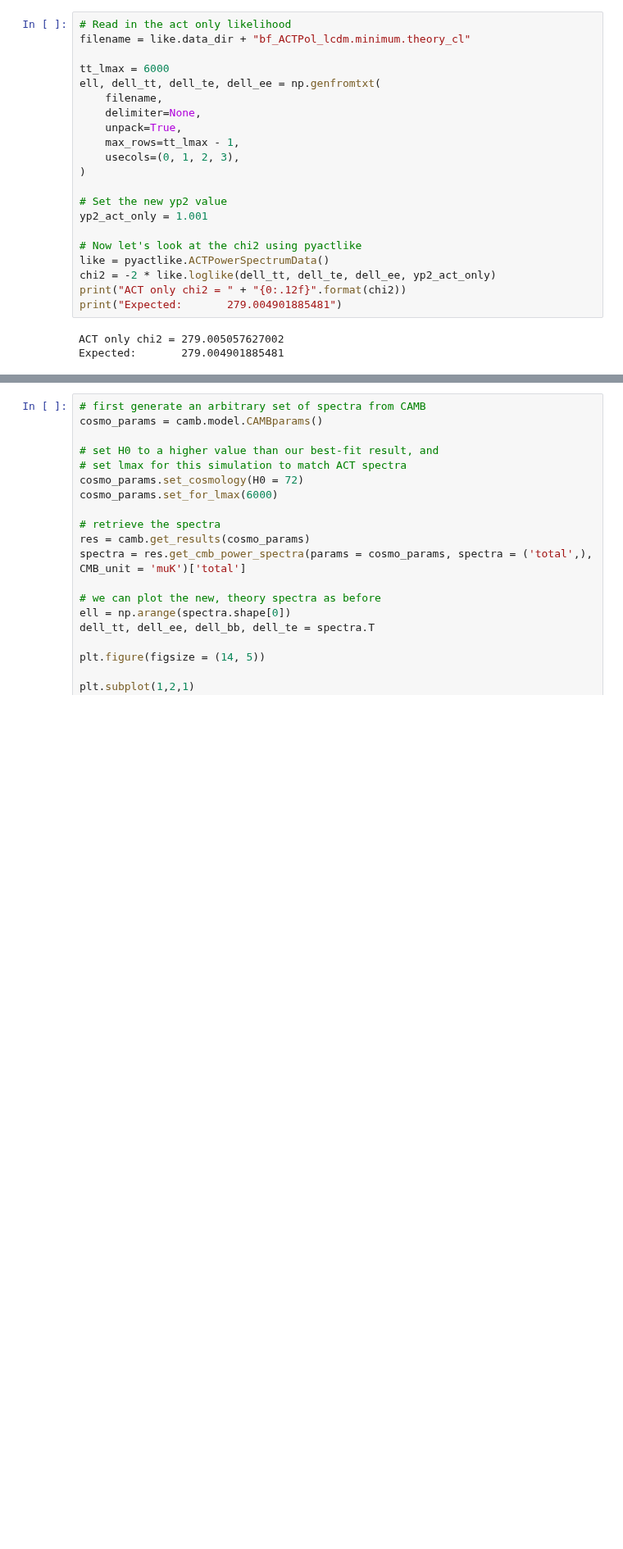
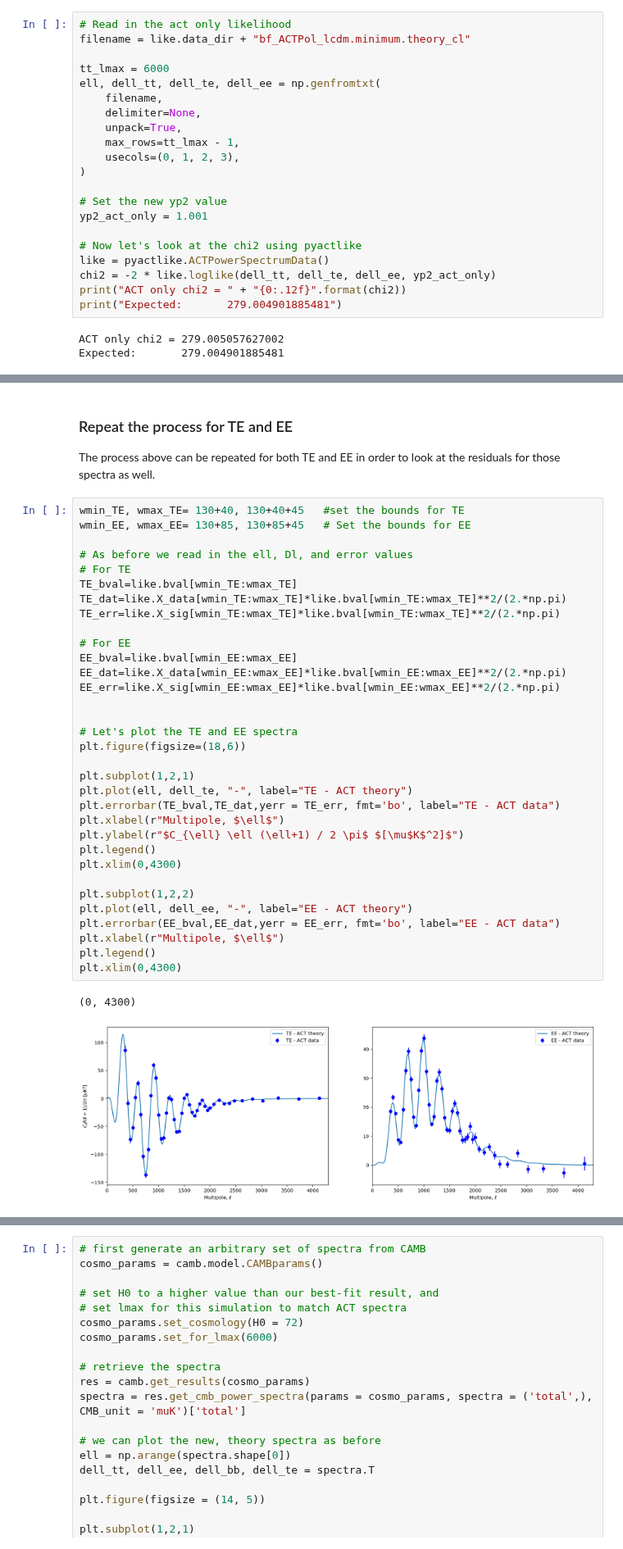
Before and after one commit to ACTCollaboration/DR4_DR5_Notebooks, a Jupyter notebook: Notebooks/Section_10_ACT_likelihood.ipynb, the cells around one changed output, grey strips where cells are left out. Shown at 82% size. Cells and saved outputs as stored; diff of their text form; blank space fills up the shorter version.

```diff
--- a/Notebooks/Section_10_ACT_likelihood.ipynb
+++ b/Notebooks/Section_10_ACT_likelihood.ipynb
@@ -131,0 +202,40 @@ Expected:       279.004901885481
+# %% [markdown]
+### Repeat the process for TE and EE
+
+The process above can be repeated for both TE and EE in order to look at the residuals for those spectra as well.
+# %%
+wmin_TE, wmax_TE= 130+40, 130+40+45   #set the bounds for TE
+wmin_EE, wmax_EE= 130+85, 130+85+45   # Set the bounds for EE
+
+# As before we read in the ell, Dl, and error values
+# For TE
+TE_bval=like.bval[wmin_TE:wmax_TE]
+TE_dat=like.X_data[wmin_TE:wmax_TE]*like.bval[wmin_TE:wmax_TE]**2/(2.*np.pi)
+TE_err=like.X_sig[wmin_TE:wmax_TE]*like.bval[wmin_TE:wmax_TE]**2/(2.*np.pi)
+
+# For EE
+EE_bval=like.bval[wmin_EE:wmax_EE]
+EE_dat=like.X_data[wmin_EE:wmax_EE]*like.bval[wmin_EE:wmax_EE]**2/(2.*np.pi)
+EE_err=like.X_sig[wmin_EE:wmax_EE]*like.bval[wmin_EE:wmax_EE]**2/(2.*np.pi)
+
+
+# Let's plot the TE and EE spectra
+plt.figure(figsize=(18,6))
+
+plt.subplot(1,2,1)
+plt.plot(ell, dell_te, "-", label="TE - ACT theory")
+plt.errorbar(TE_bval,TE_dat,yerr = TE_err, fmt='bo', label="TE - ACT data")
+plt.xlabel(r"Multipole, $\ell$")
+plt.ylabel(r"$C_{\ell} \ell (\ell+1) / 2 \pi$ $[\mu$K$^2]$")
+plt.legend()
+plt.xlim(0,4300)
+
+plt.subplot(1,2,2)
+plt.plot(ell, dell_ee, "-", label="EE - ACT theory")
+plt.errorbar(EE_bval,EE_dat,yerr = EE_err, fmt='bo', label="EE - ACT data")
+plt.xlabel(r"Multipole, $\ell$")
+plt.legend()
+plt.xlim(0,4300)
+# %% [output]
+(0, 4300)
+[figure, added]
```
Also changed, not shown: parts of 8 cells of this notebook, 3 other files.
